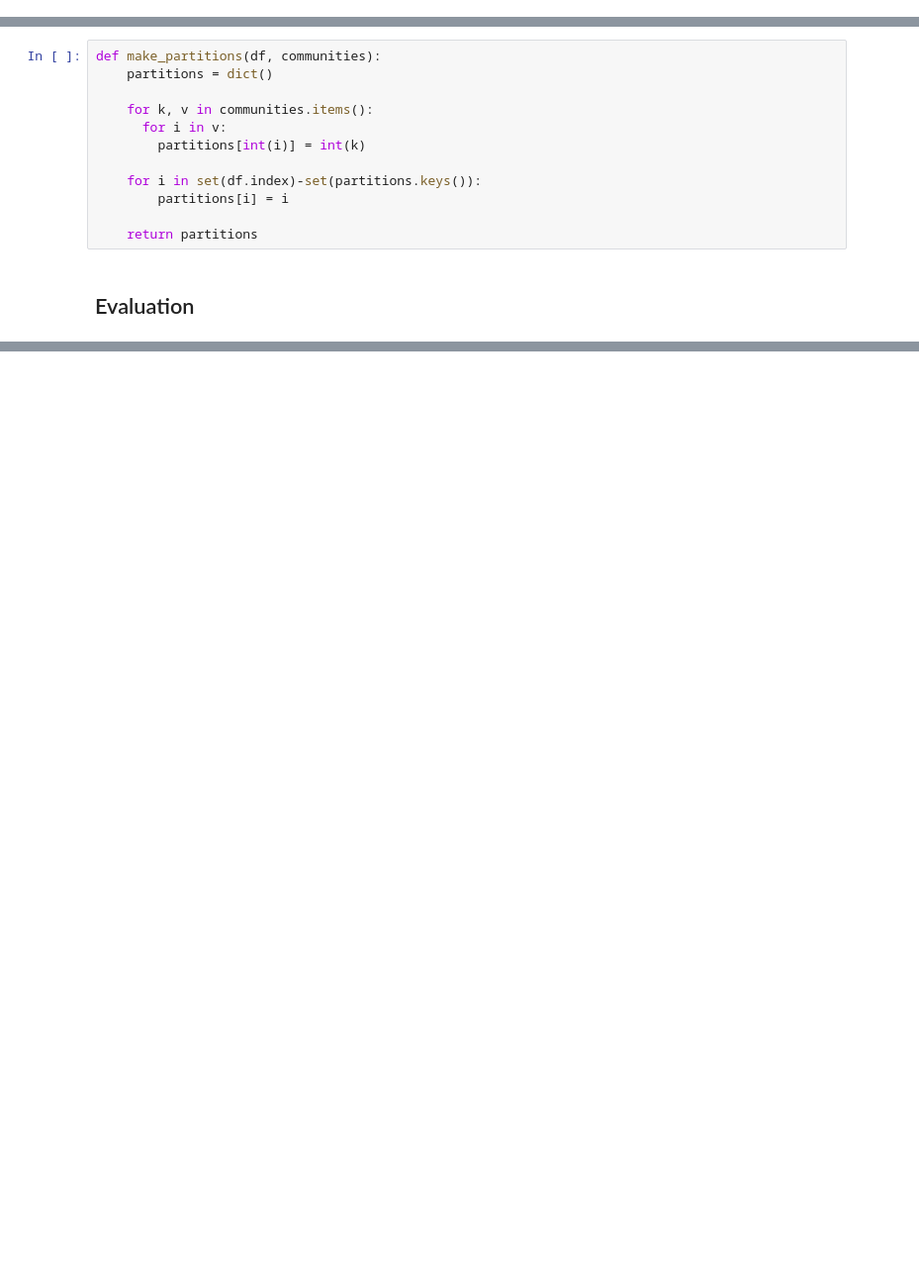
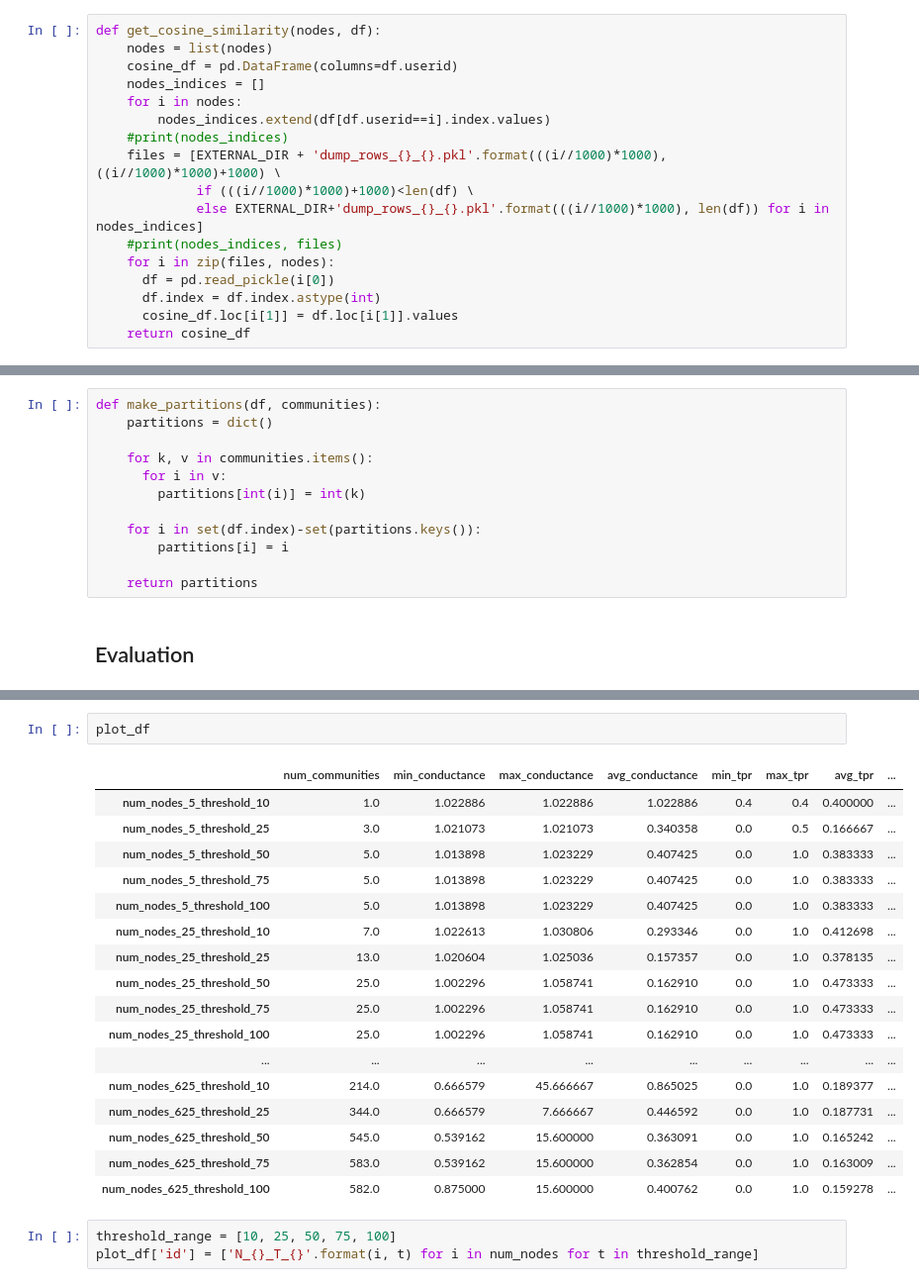
Before and after one commit to Soumithri/Thesis, a Jupyter notebook: notebooks/code.ipynb, the cells around one changed output, grey strips where cells are left out. Shown: that part at 99% size. Saved outputs shown, nothing was run; the diff lists cells and outputs as text; blank space fills up the shorter version.

Commit message:
updates the community detection code, cosine similarity code

```diff
--- a/notebooks/code.ipynb
+++ b/notebooks/code.ipynb
@@ -152 +152,18 @@ def step1_assign_initial_communities(graph, df, influential_nodes):
+# %%
+def get_cosine_similarity(nodes, df):
+    nodes = list(nodes)
+    cosine_df = pd.DataFrame(columns=df.userid)
+    nodes_indices = []
+    for i in nodes:
+        nodes_indices.extend(df[df.userid==i].index.values)
+    #print(nodes_indices)
+    files = [EXTERNAL_DIR + 'dump_rows_{}_{}.pkl'.format(((i//1000)*1000), ((i//1000)*1000)+1000) \
+             if (((i//1000)*1000)+1000)<len(df) \
+             else EXTERNAL_DIR+'dump_rows_{}_{}.pkl'.format(((i//1000)*1000), len(df)) for i in nodes_indices]
+    #print(nodes_indices, files)
+    for i in zip(files, nodes):
+      df = pd.read_pickle(i[0])
+      df.index = df.index.astype(int)
+      cosine_df.loc[i[1]] = df.loc[i[1]].values
+    return cosine_df
 # %%
@@ -868,0 +552,23 @@ See the caveats in the documentation: http://pandas.pydata.org/pandas-docs/stabl
+# %%
+plot_df
+# %% [output]
+|  | num_communities | min_conductance | max_conductance | avg_conductance | min_tpr | max_tpr | avg_tpr | ... |
+| num_nodes_5_threshold_10 | 1.0 | 1.022886 | 1.022886 | 1.022886 | 0.4 | 0.4 | 0.400000 | ... |
+| num_nodes_5_threshold_25 | 3.0 | 1.021073 | 1.021073 | 0.340358 | 0.0 | 0.5 | 0.166667 | ... |
+| num_nodes_5_threshold_50 | 5.0 | 1.013898 | 1.023229 | 0.407425 | 0.0 | 1.0 | 0.383333 | ... |
+| num_nodes_5_threshold_75 | 5.0 | 1.013898 | 1.023229 | 0.407425 | 0.0 | 1.0 | 0.383333 | ... |
+| num_nodes_5_threshold_100 | 5.0 | 1.013898 | 1.023229 | 0.407425 | 0.0 | 1.0 | 0.383333 | ... |
+| num_nodes_25_threshold_10 | 7.0 | 1.022613 | 1.030806 | 0.293346 | 0.0 | 1.0 | 0.412698 | ... |
+| num_nodes_25_threshold_25 | 13.0 | 1.020604 | 1.025036 | 0.157357 | 0.0 | 1.0 | 0.378135 | ... |
+| num_nodes_25_threshold_50 | 25.0 | 1.002296 | 1.058741 | 0.162910 | 0.0 | 1.0 | 0.473333 | ... |
+| num_nodes_25_threshold_75 | 25.0 | 1.002296 | 1.058741 | 0.162910 | 0.0 | 1.0 | 0.473333 | ... |
+| num_nodes_25_threshold_100 | 25.0 | 1.002296 | 1.058741 | 0.162910 | 0.0 | 1.0 | 0.473333 | ... |
+| ... | ... | ... | ... | ... | ... | ... | ... | ... |
+| num_nodes_625_threshold_10 | 214.0 | 0.666579 | 45.666667 | 0.865025 | 0.0 | 1.0 | 0.189377 | ... |
+| num_nodes_625_threshold_25 | 344.0 | 0.666579 | 7.666667 | 0.446592 | 0.0 | 1.0 | 0.187731 | ... |
+| num_nodes_625_threshold_50 | 545.0 | 0.539162 | 15.600000 | 0.363091 | 0.0 | 1.0 | 0.165242 | ... |
+| num_nodes_625_threshold_75 | 583.0 | 0.539162 | 15.600000 | 0.362854 | 0.0 | 1.0 | 0.163009 | ... |
+| num_nodes_625_threshold_100 | 582.0 | 0.875000 | 15.600000 | 0.400762 | 0.0 | 1.0 | 0.159278 | ... |
+# %%
+threshold_range = [10, 25, 50, 75, 100]
+plot_df['id'] = ['N_{}_T_{}'.format(i, t) for i in num_nodes for t in threshold_range]
```
Also changed, not shown: parts of 88 cells of this notebook, 21 other files.
